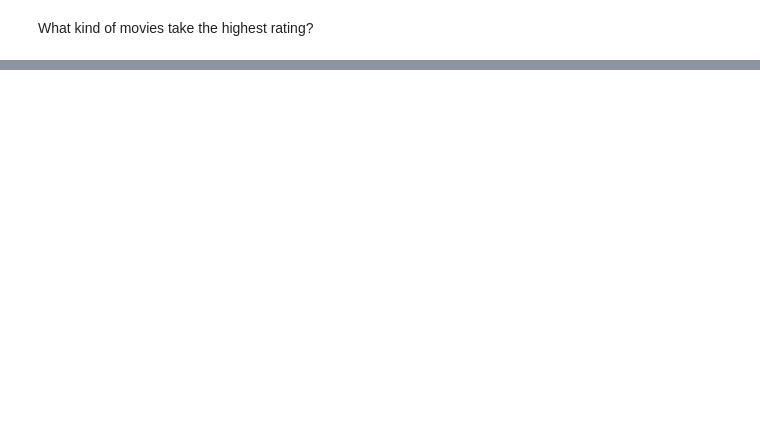
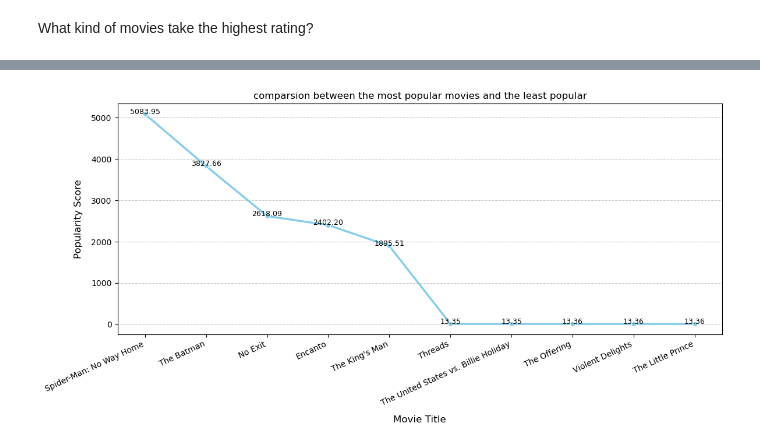
Before and after one commit to samamohamedd/IEEE-Tasks, a Jupyter notebook: task2-Visualizations/code.ipynb, the cells around one changed output, grey strips where cells are left out. Drawn from its saved outputs; the diff is of its cells as text; code cells hidden in the pictures; blank space fills up the shorter version.

```diff
--- a/task2-Visualizations/code.ipynb
+++ b/task2-Visualizations/code.ipynb
@@ -124,0 +156,24 @@ genre_rating = df_genre.groupby('Genre')[]
+# %%
+top_popular_movies = df.sort_values(by='Popularity', ascending=False).head()
+least_popular_movies = df.sort_values(by='Popularity').head()
+combiend_popular_movies = pd.concat([top_popular_movies,least_popular_movies])
+# %%
+plt.figure(figsize=(12,6))
+plt.title('comparsion between the most popular movies and the least popular')
+sns.lineplot(x=combiend_popular_movies['Title'],
+    y=combiend_popular_movies['Popularity'],
+    marker='o',
+    linewidth=2.5,
+    color='skyblue')
+
+for index, row in combiend_popular_movies.iterrows():
+    plt.text(index, row['Popularity'] + 0.5, f"{row['Popularity']:.2f}", ha='center', fontsize=9)
+
+plt.xlabel('Movie Title', fontsize=12, labelpad=10)
+plt.ylabel('Popularity Score', fontsize=12, labelpad=10)
+plt.xticks(rotation=25, ha='right', fontsize=10)
+plt.grid(axis='y', linestyle='--', alpha=0.7)
+plt.tight_layout()
+plt.show()
+# %% [output]
+[figure, added]
```
Also changed, not shown: parts of 6 cells of this notebook.
